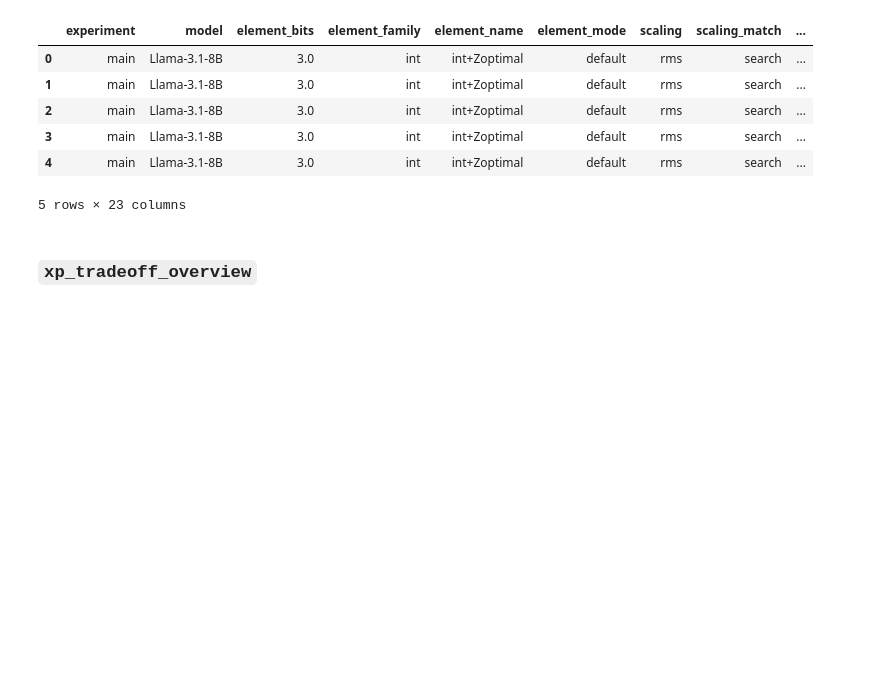
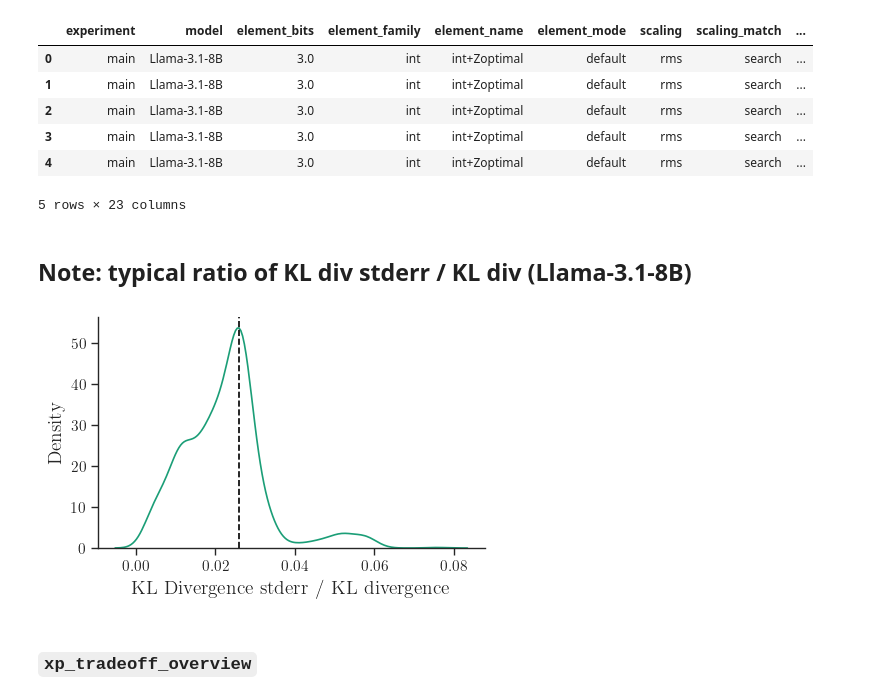
Before and after one commit to graphcore-research/optimal-weight-formats, a Jupyter notebook: paper/Experiments.ipynb, the cells around one changed output. Saved outputs shown, nothing was run; the diff lists cells and outputs as text; code cells hidden in the pictures; blank space fills up the shorter version.

Commit message:
Add QAT and tweak figures

```diff
--- a/paper/Experiments.ipynb
+++ b/paper/Experiments.ipynb
@@ -240,6 +240,18 @@ experiment: ['main', 'huffman', 'fisher', 'fisher-gemmafix', 'fisher-code', 'fis
 | 3 | main | Llama-3.1-8B | 3.0 | int | int+Zoptimal | default | rms | search | ... |
 | 4 | main | Llama-3.1-8B | 3.0 | int | int+Zoptimal | default | rms | search | ... |
 5 rows × 23 columns
+# %% [markdown]
+## Note: typical ratio of KL div stderr / KL div (Llama-3.1-8B)
+# %%
+_, ax = plt.subplots(figsize=(5, 3))
+# d = dfb[dfb.kl_div_ef]
+# sns.kdeplot(dfb.kl_div_efficiency_stderr / dfb.kl_div_efficiency, ax=ax)
+d = dfb[dfb.model == "Llama-3.1-8B"]
+sns.kdeplot(d.kl_div_stderr / d.kl_div, ax=ax)
+ax.axvline(0.026, color="k", ls="--")
+ax.set_xlabel("KL Divergence stderr / KL divergence");
+# %% [output]
+[figure, added]
 # %% [markdown]
 ### `xp_tradeoff_overview`
 # %%
```
Also changed, not shown: 4 other files.
